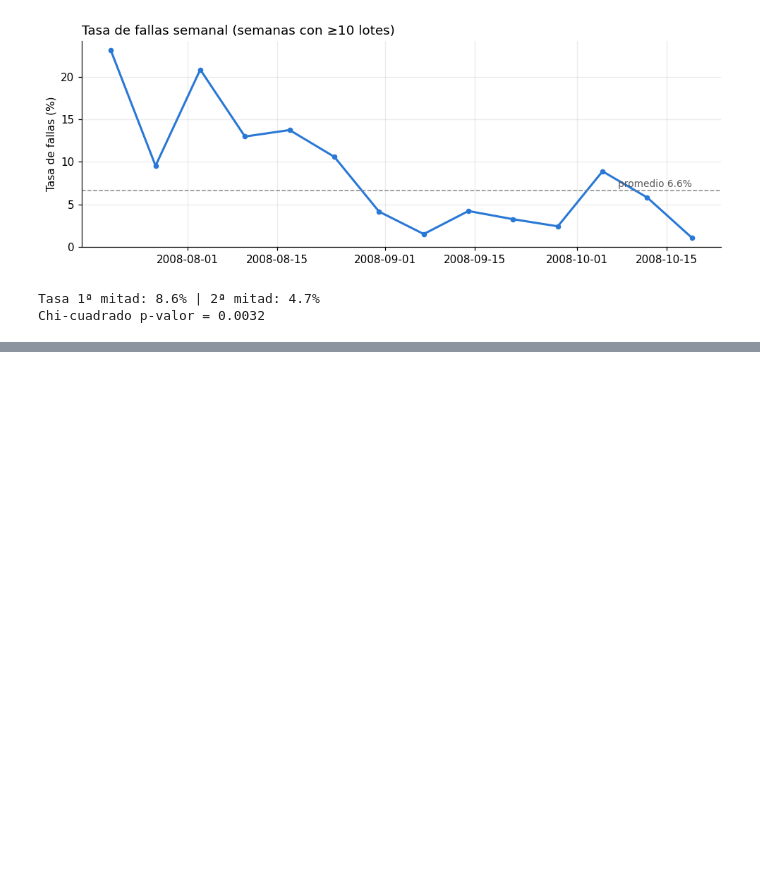
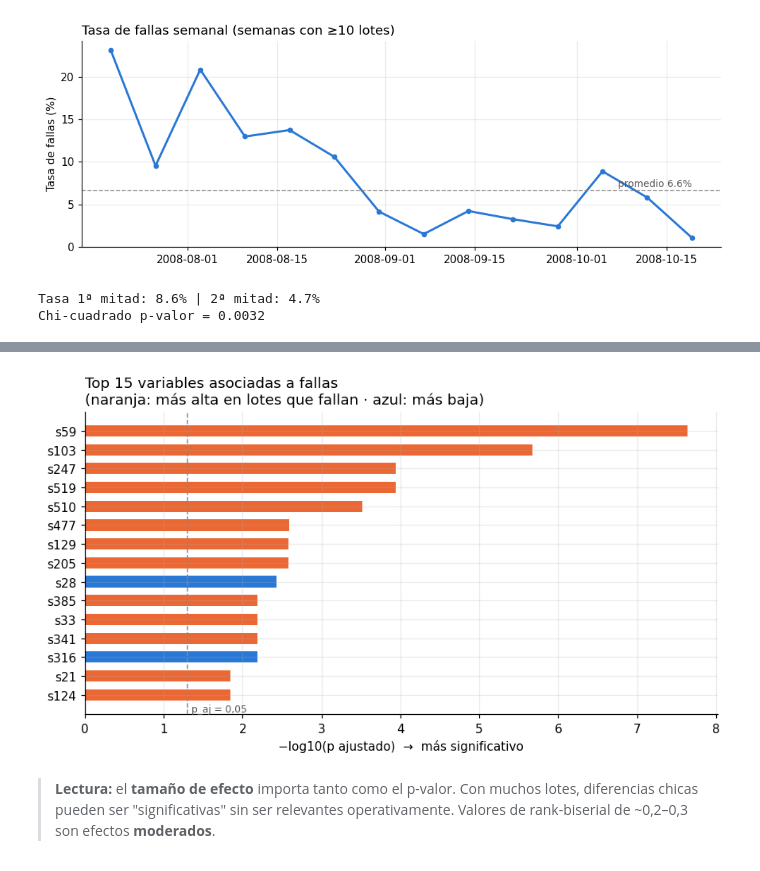
Before and after one commit to SaraGambande/secom-variables-criticas-proceso, a Jupyter notebook: secom_analisis_variables_criticas.ipynb, the cells around one changed output, grey strips where cells are left out. Saved outputs shown, nothing was run; the diff lists cells and outputs as text; code cells hidden in the pictures; blank space fills up the shorter version.

Commit message:
Pruebas de Mann-Whitney por variable con corrección FDR (Benjamini-Hochberg)

```diff
--- a/secom_analisis_variables_criticas.ipynb
+++ b/secom_analisis_variables_criticas.ipynb
@@ -124,0 +136,16 @@ Chi-cuadrado p-valor = 0.0032
+# %%
+filas = []
+for c in X.columns:
+    a, b = X.loc[y == 0, c], X.loc[y == 1, c]
+    u, p = stats.mannwhitneyu(a, b, alternative="two-sided")
+    efecto = 1 - 2 * u / (len(a) * len(b))          # correlación rank-biserial: -1 a 1
+    filas.append({"variable": c, "p_valor": p, "efecto_rb": efecto,
+                  "mediana_pasa": a.median(), "mediana_falla": b.median()})
+
+res = pd.DataFrame(filas)
+res["p_ajustado"] = multipletests(res.p_valor, method="fdr_bh")[1]
+res = res.sort_values("p_valor").reset_index(drop=True)
+
+print(f"Significativas sin corregir (p<0,05): {(res.p_valor < 0.05).sum()}")
+print(f"Significativas con FDR (p_aj<0,05):   {(res.p_ajustado < 0.05).sum()}")
+res.head(15)
@@ -124,0 +171,15 @@ Chi-cuadrado p-valor = 0.0032
+# %%
+top = res.head(15)
+fig, ax = plt.subplots(figsize=(8, 4.6))
+colores = [FALLA if e > 0 else PASA for e in top.efecto_rb]
+ax.barh(top.variable[::-1], -np.log10(top.p_ajustado[::-1]), color=colores[::-1], height=0.6)
+ax.axvline(-np.log10(0.05), color="#888", ls="--", lw=1)
+ax.text(-np.log10(0.05) + 0.05, -0.9, "p_aj = 0,05", color="#555", fontsize=8)
+ax.set_xlabel("−log10(p ajustado)  →  más significativo")
+ax.set_title("Top 15 variables asociadas a fallas\n(naranja: más alta en lotes que fallan · azul: más baja)", loc="left")
+plt.tight_layout(); plt.show()
+# %% [output]
+[figure, added]
+# %% [markdown]
+> **Lectura:** el **tamaño de efecto** importa tanto como el p-valor. Con muchos lotes, diferencias chicas pueden ser
+> "significativas" sin ser relevantes operativamente. Valores de rank-biserial de ~0,2–0,3 son efectos **moderados**.
```
Also changed, not shown: parts of 2 cells of this notebook.
